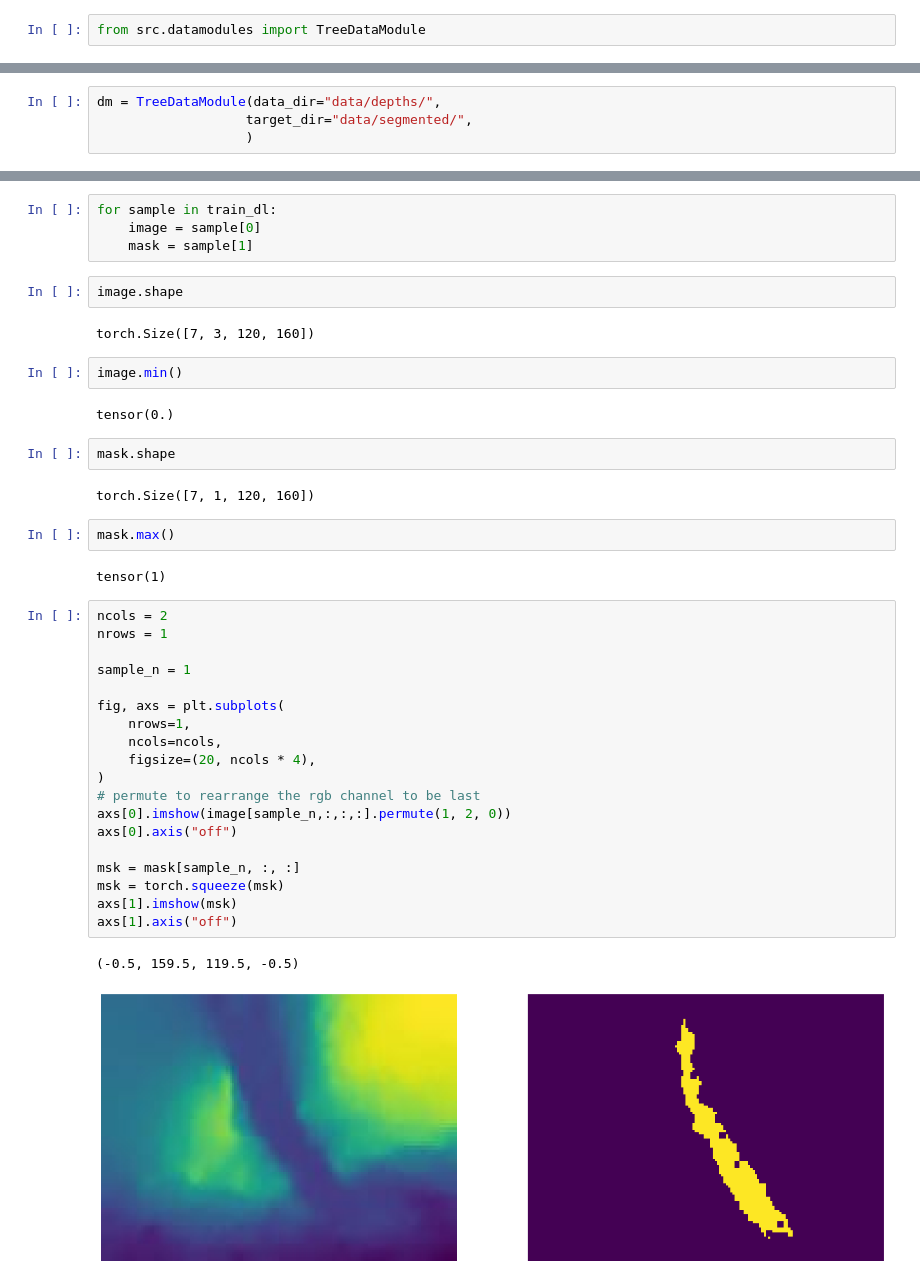
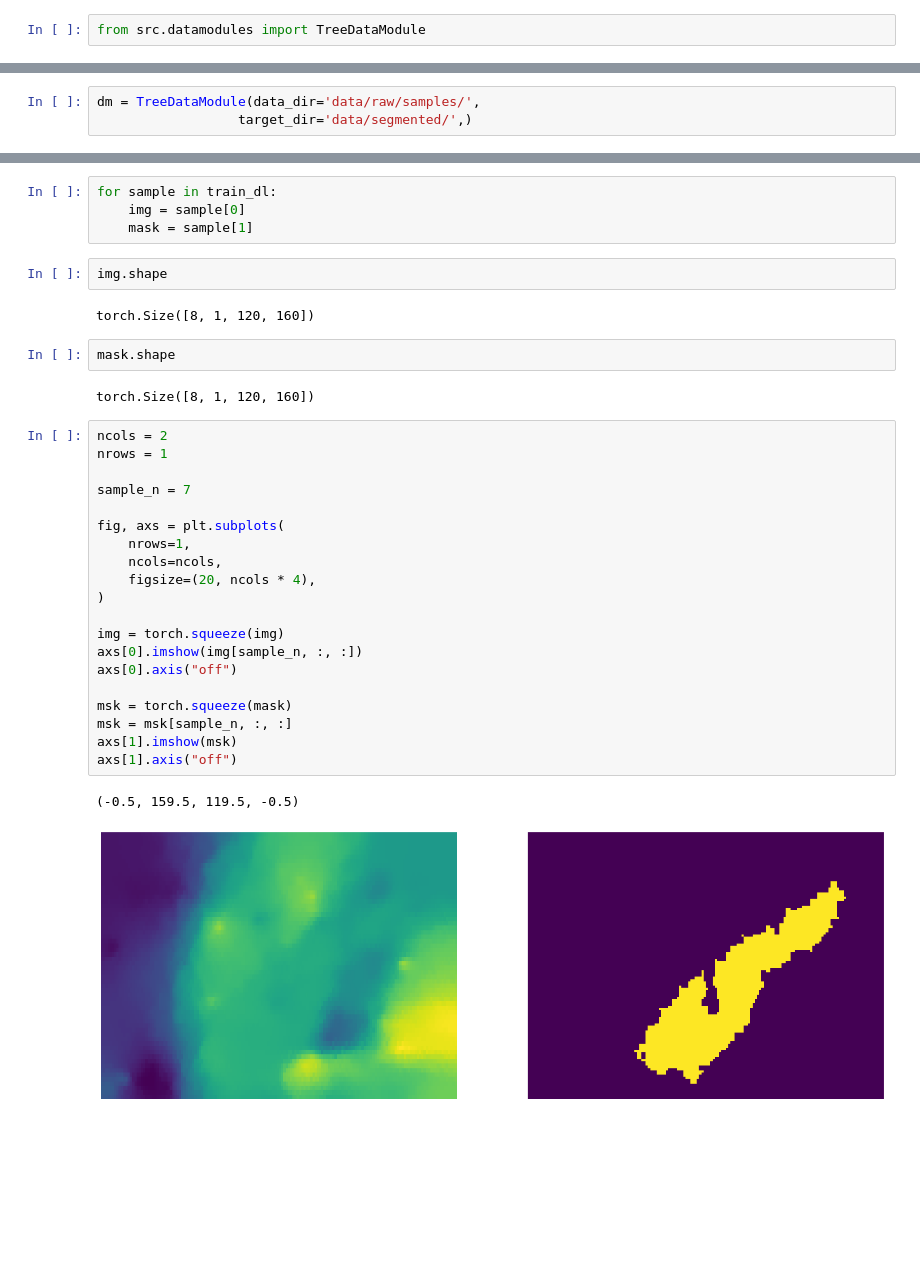
Before and after one commit to sofstef/tree-segmentation, a Jupyter notebook: notebooks/exploratory/1.0_ss_dataset.ipynb, the cells around one changed output, grey strips where cells are left out. Drawn from its saved outputs; the diff is of its cells as text; blank space fills up the shorter version.

```diff
--- a/notebooks/exploratory/1.0_ss_dataset.ipynb
+++ b/notebooks/exploratory/1.0_ss_dataset.ipynb
@@ -98,6 +106,5 @@ from src.datamodules import TreeDataModule
 # %%
-dm = TreeDataModule(data_dir="data/depths/",
-                   target_dir="data/segmented/",
-                   )
+dm = TreeDataModule(data_dir='data/raw/samples/',
+                  target_dir='data/segmented/',)
 # %%
 dm.setup(stage="fit")
@@ -110,42 +113,35 @@ len(dm.val_dataset)
 # %%
 for sample in train_dl:
-    image = sample[0]
+    img = sample[0]
     mask = sample[1]
 # %%
-image.shape
+img.shape
 # %% [output]
-torch.Size([7, 3, 120, 160])
+torch.Size([8, 1, 120, 160])
-# %%
-image.min()
-# %% [output]
-tensor(0.)
 # %%
 mask.shape
 # %% [output]
-torch.Size([7, 1, 120, 160])
+torch.Size([8, 1, 120, 160])
-# %%
-mask.max()
-# %% [output]
-tensor(1)
 # %%
 ncols = 2
 nrows = 1
 
-sample_n = 1
+sample_n = 7
 
 fig, axs = plt.subplots(
     nrows=1,
     ncols=ncols,
     figsize=(20, ncols * 4),
 )
-# permute to rearrange the rgb channel to be last
-axs[0].imshow(image[sample_n,:,:,:].permute(1, 2, 0))
+
+img = torch.squeeze(img)
+axs[0].imshow(img[sample_n, :, :])
 axs[0].axis("off")
 
-msk = mask[sample_n, :, :]
-msk = torch.squeeze(msk)
+msk = torch.squeeze(mask)
+msk = msk[sample_n, :, :]
 axs[1].imshow(msk)
 axs[1].axis("off")
 # %% [output]
 (-0.5, 159.5, 119.5, -0.5)
-[figure, old version]
+[figure, new version]
```
Also changed, not shown: parts of 26 cells of this notebook, 2 other files.
